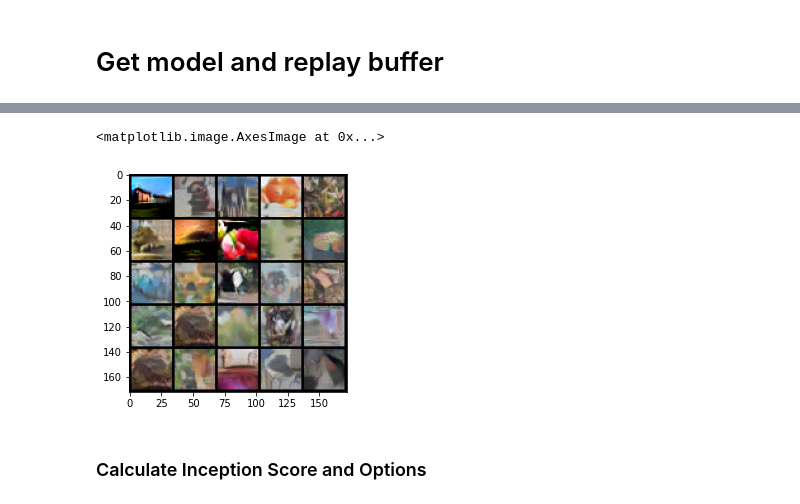
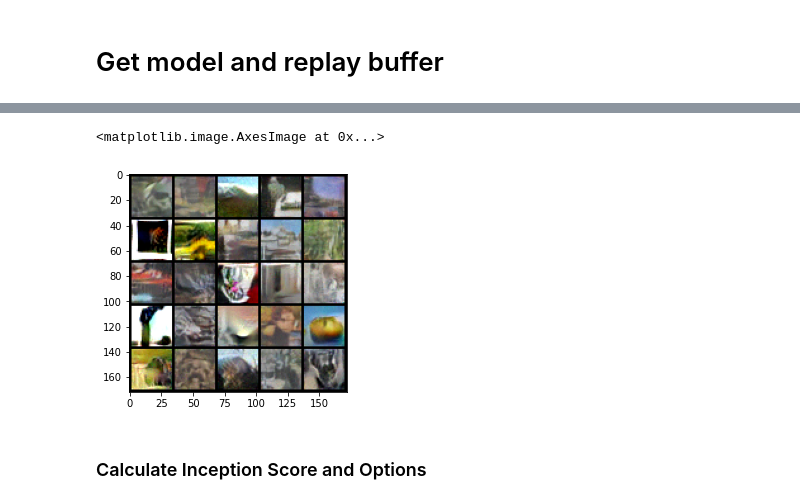
Before and after one commit to ljrprocc/EBKD, a Jupyter notebook: plot_energy_distribution.ipynb, the cells around one changed output, grey strips where cells are left out. Drawn from its saved outputs; the diff is of its cells as text; code cells hidden in the pictures.

```diff
--- a/plot_energy_distribution.ipynb
+++ b/plot_energy_distribution.ipynb
@@ -18,24 +20,24 @@ res_epoch_110.pts  res_epoch_150.pts  res_epoch_50.pts  res_epoch_90.pts
 # %%
 import matplotlib.pyplot as plt
 import torchvision.utils as vutils
 model = model_dict['resnet20x10'](num_classes=100)
 model = model_dict['Gen'](model, n_cls=100)
 save_path = '/data/lijingru/EBKD/save/student_model/resnet20x10_T:resnet32x4_S:resnet8x4_cifar100_lr_0.0001_decay_0.0_buffer_size_10000_lpx_0.0_lpxy_1.0_energy_mode_mcmc_step_size_1.0_trial_8_lc_cls_mode_cls/'
-ckpt_dict = torch.load(save_path + 'res_epoch_150.pts')
+ckpt_dict = torch.load(save_path + 'res_epoch_190.pts')
 model.load_state_dict(ckpt_dict["model_state_dict"])
 replay_buffer = ckpt_dict["replay_buffer"]
 sqrt = lambda x: int(torch.sqrt(torch.tensor([x])))
 plot = lambda x: vutils.make_grid(torch.clamp(x, -1, 1), normalize=True, nrow=sqrt(x.size(0)))
 buffer_size = len(replay_buffer)
 inds = torch.randint(0, buffer_size, (25,))
 sampled = replay_buffer[inds]
 imgs = plot(sampled)
 img = np.transpose(imgs, (1,2,0))
 plt.figure(10)
 plt.imshow(img)
 # %% [output]
 <matplotlib.image.AxesImage at 0x...>
-[figure, old version]
+[figure, new version]
 # %% [markdown]
 ### Calculate Inception Score and Options
 # %%
```
Also changed, not shown: parts of 2 cells of this notebook, 4 other files.
